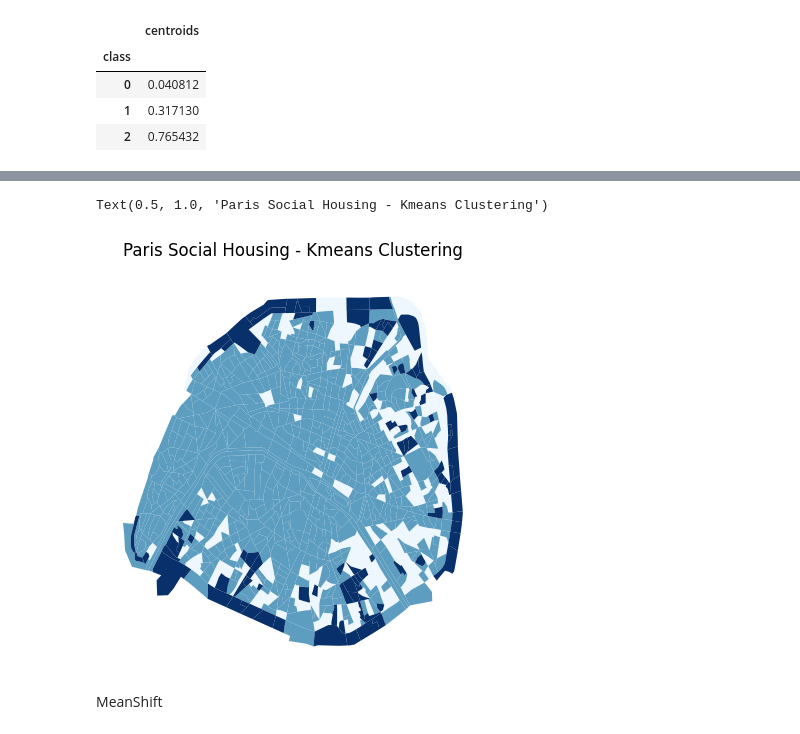
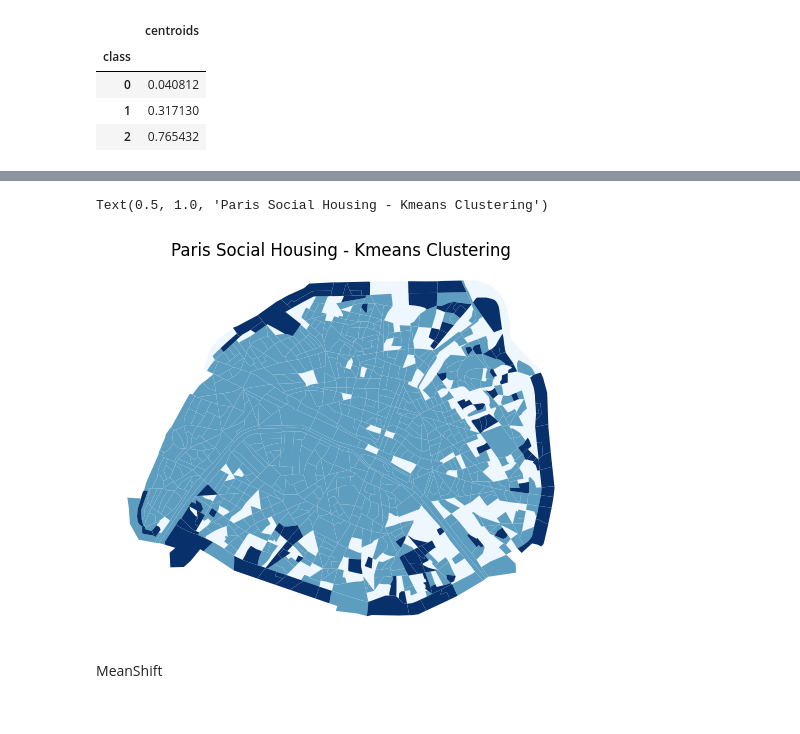
Before and after one commit to gabis96/codespaces-jupyter, a Jupyter notebook: notebooks/visualization.ipynb, the cells around one changed output, grey strips where cells are left out. Cells and saved outputs as stored; diff of their text form; code cells hidden in the pictures.

```diff
--- a/notebooks/visualization.ipynb
+++ b/notebooks/visualization.ipynb
@@ -106,13 +100,13 @@ plt.show()
 # %%
 # Result KMeans Clustering
 cmap = cmaps.createColormap('blue')
 socialCasesKmeans = joink.copy()
-socialCasesKmeans = socialCasesKmeans.plot(column='kmeans_class', cmap=cmap, figsize = (5, 5))
+socialCasesKmeans = socialCasesKmeans.plot(column='kmeans_class', cmap=cmap, aspect='equal')
 socialCasesKmeans.set_axis_off()
 plt.title("Paris Social Housing - Kmeans Clustering")
 # %% [output]
 Text(0.5, 1.0, 'Paris Social Housing - Kmeans Clustering')
-[figure, old version]
+[figure, new version]
 # %% [markdown]
 MeanShift
 # %%
```
Also changed, not shown: parts of 4 cells of this notebook.
